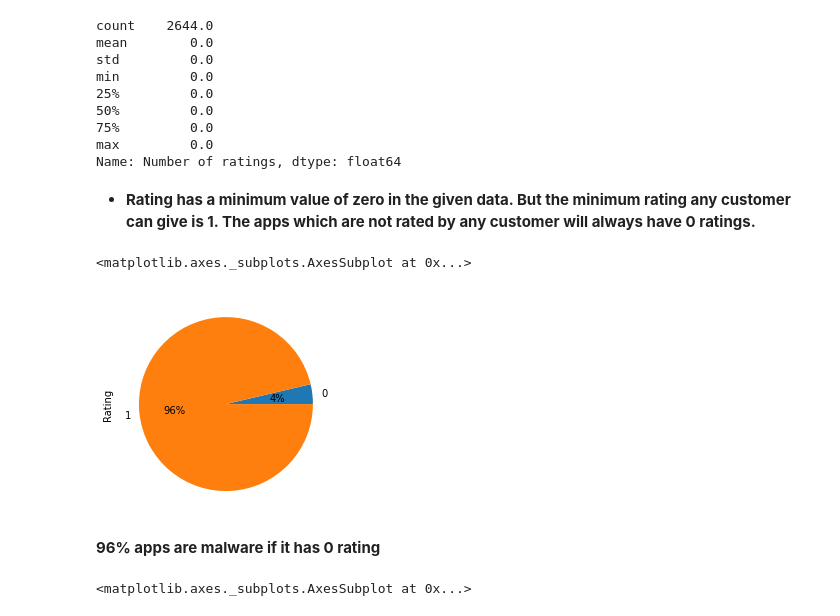
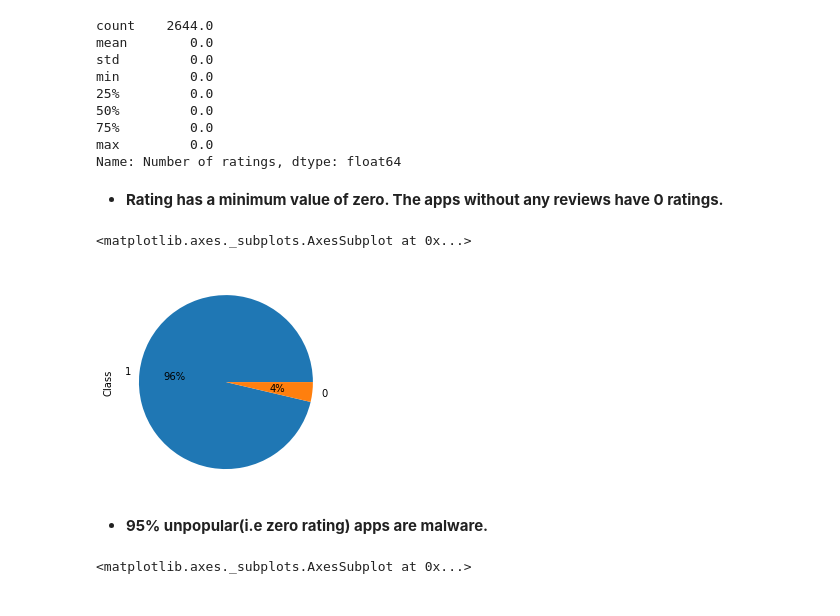
Before and after one commit to arunav93/Capstone-Project---Andriod-Authenticity-Prediction, a Jupyter notebook: ANDRIOD_AUTHENTICITY_PREDICTION.ipynb, the cells around one changed output. Drawn from its saved outputs; the diff is of its cells as text; code cells hidden in the pictures.

```diff
--- a/ANDRIOD_AUTHENTICITY_PREDICTION.ipynb
+++ b/ANDRIOD_AUTHENTICITY_PREDICTION.ipynb
@@ -858,14 +853,14 @@ min         0.0
 max         0.0
 Name: Number of ratings, dtype: float64
 # %% [markdown]
-* **Rating has a minimum value of zero in the given data. But the minimum rating any customer can give is 1. The apps which are not rated by any customer will always have 0 ratings.**
+* **Rating has a minimum value of zero. The apps without any reviews have 0 ratings.**
 # %%
-df_zero_rating.groupby('Class').count()['Rating'].plot.pie(autopct='%.0f%%')
+df_zero_rating['Class'].value_counts().plot.pie(autopct='%.0f%%')
 # %% [output]
 <matplotlib.axes._subplots.AxesSubplot at 0x...>
-[figure, old version]
+[figure, new version]
-# %% [markdown]
-**96% apps are malware if it has 0 rating**
+# %% [markdown]
+* **95% unpopular(i.e zero rating) apps are malware.**
 # %%
 fig,ax=plt.subplots(figsize=(15,8))
 sns.histplot(binwidth=1, x="Rating", hue="Class", data=df, stat="count", multiple="stack")
```
Also changed, not shown: parts of 95 cells of this notebook.
